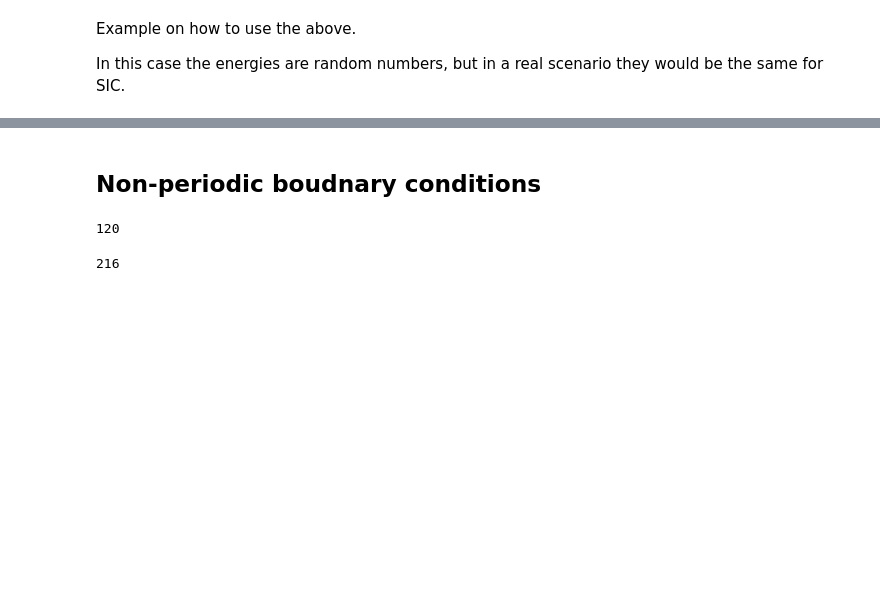
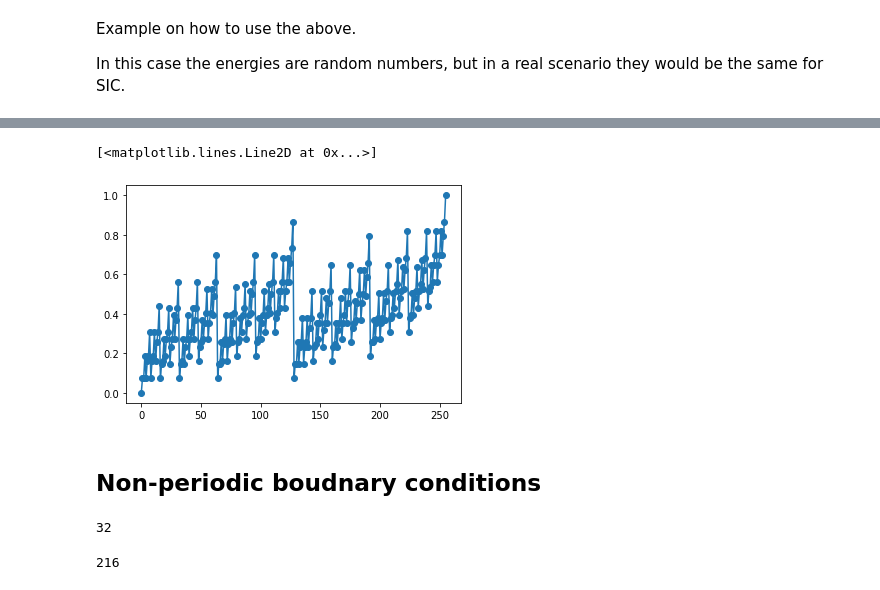
Before and after one commit to cmc-ucl/rydberg_atoms, a Jupyter notebook: materials_science.ipynb, the cells around one changed output, grey strips where cells are left out. Drawn from its saved outputs; the diff is of its cells as text; code cells hidden in the pictures; blank space fills up the shorter version.

```diff
--- a/materials_science.ipynb
+++ b/materials_science.ipynb
@@ -291,5 +433,10 @@ config_unique, unique_energies, multiplicity = find_sic(configurations,energies,
+# %%
+plt.plot(np.arange(len(E_graphene_8_normalised)),E_graphene_8_normalised,'o-')
+# %% [output]
+[<matplotlib.lines.Line2D at 0x...>]
+[figure, added]
 # %% [markdown]
-## Non-periodic boudnary conditions
+## <a id='no_pbc'> Non-periodic boudnary conditions</a>
 # %%
 # Function to check if a point is inside the hexagon
 def is_inside_hexagon(size,x, y):
@@ -371,11 +520,11 @@ def cut_graphene(structure_bulk,size):
     coordinates = np.array(structure.cart_coords)[keep_site]
     return Molecule(species,coordinates)
 # %%
-graphene_mol = cut_graphene(graphene,size=10.9)
+graphene_mol = cut_graphene(graphene,size=10,center=False)
 print(graphene_mol.num_sites)
 vview(graphene_mol)
 # %% [output]
-120
+32
 # %%
 graphene_mol_no_h = cut_graphene(graphene,size=15)
 print(graphene_mol_no_h.num_sites)
```
Also changed, not shown: parts of 57 cells of this notebook.
